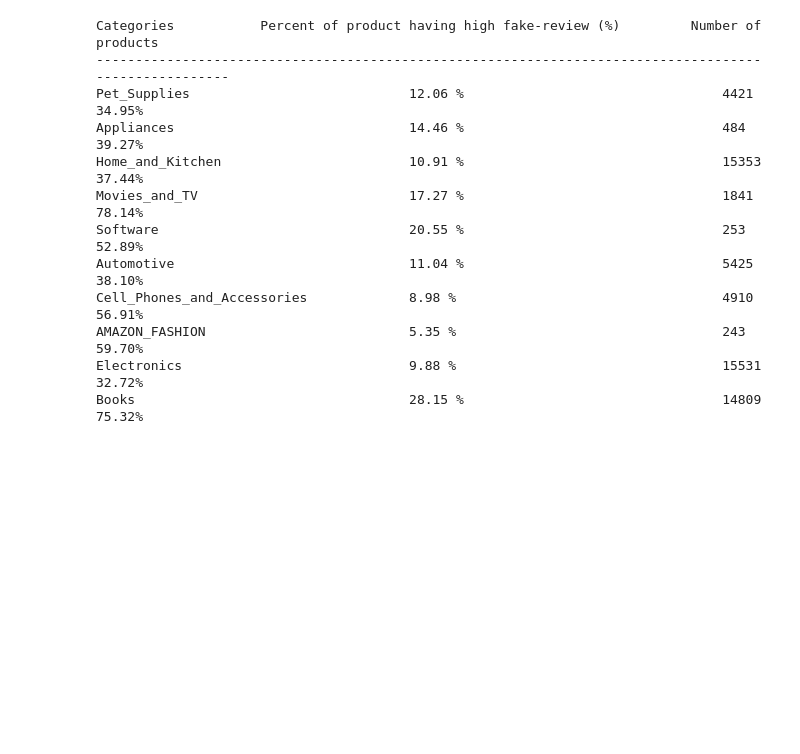
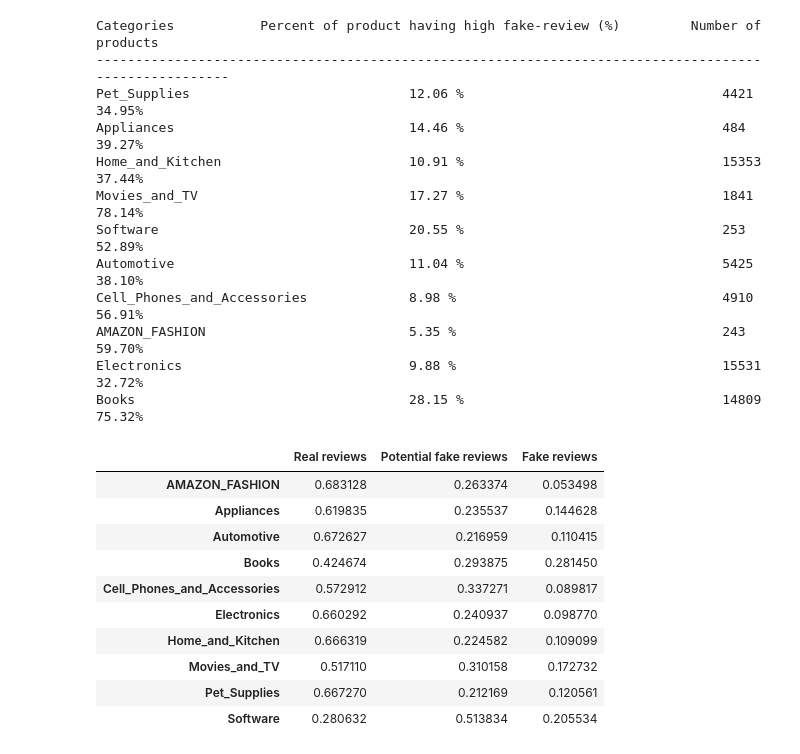
Before and after one commit to khoidnyds/FakeReview, a Jupyter notebook: stat.ipynb, the cells around one changed output. Cells and saved outputs as stored; diff of their text form; code cells hidden in the pictures; blank space fills up the shorter version.

```diff
--- a/stat.ipynb
+++ b/stat.ipynb
@@ -27,3 +37,23 @@ Cell_Phones_and_Accessories             8.98 %
 AMAZON_FASHION                          5.35 %                                  243                             59.70%
 Electronics                             9.88 %                                  15531                           32.72%
 Books                                   28.15 %                                 14809                           75.32%
+# %%
+df = pd.DataFrame(data)
+df = df/df.sum(axis=0)
+df = df.T
+df = df.reindex(sorted(df.columns), axis=1)
+df = df.reindex(sorted(df.index), axis=0)
+df.columns = ["Real reviews", "Potential fake reviews", "Fake reviews"]
+df
+# %% [output]
+|  | Real reviews | Potential fake reviews | Fake reviews |
+| AMAZON_FASHION | 0.683128 | 0.263374 | 0.053498 |
+| Appliances | 0.619835 | 0.235537 | 0.144628 |
+| Automotive | 0.672627 | 0.216959 | 0.110415 |
+| Books | 0.424674 | 0.293875 | 0.281450 |
+| Cell_Phones_and_Accessories | 0.572912 | 0.337271 | 0.089817 |
+| Electronics | 0.660292 | 0.240937 | 0.098770 |
+| Home_and_Kitchen | 0.666319 | 0.224582 | 0.109099 |
+| Movies_and_TV | 0.517110 | 0.310158 | 0.172732 |
+| Pet_Supplies | 0.667270 | 0.212169 | 0.120561 |
+| Software | 0.280632 | 0.513834 | 0.205534 |
```
Also changed, not shown: parts of 5 cells of this notebook, 34 other files.
